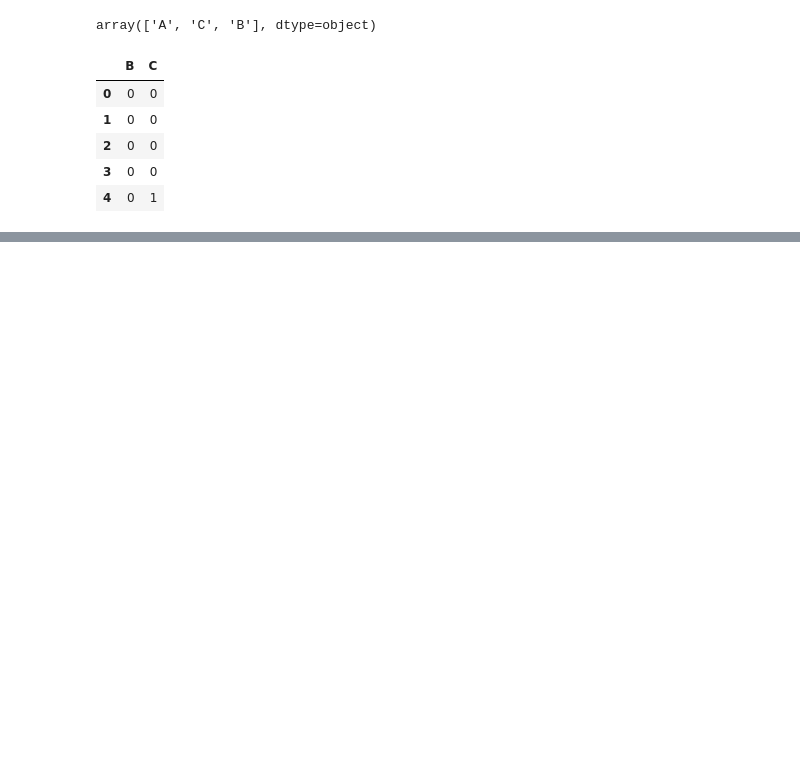
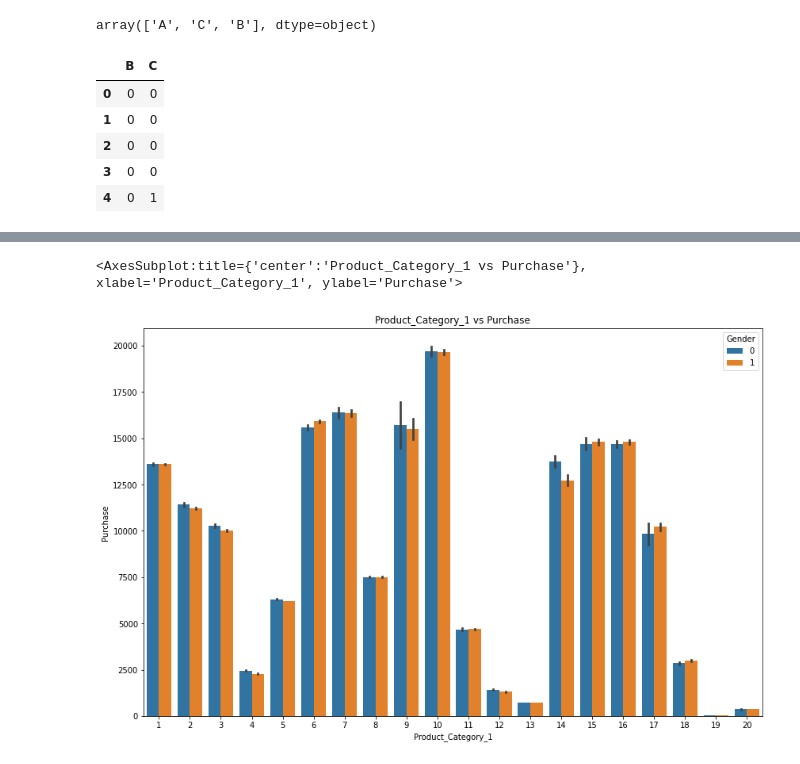
Before and after one commit to imraghavagr/Exploratory-Data-Analysis, a Jupyter notebook: 02.blackFriday.ipynb, the cells around one changed output, grey strips where cells are left out. Saved outputs shown, nothing was run; the diff lists cells and outputs as text; code cells hidden in the pictures; blank space fills up the shorter version.

```diff
--- a/02.blackFriday.ipynb
+++ b/02.blackFriday.ipynb
@@ -126,0 +333,8 @@ dtype: int64
+# %%
+# Product_category_1 vs purchase
+plt.figure(figsize=(14,9))
+plt.title("Product_Category_1 vs Purchase")
+sns.barplot('Product_Category_1', 'Purchase',hue='Gender', data = df)
+# %% [output]
+<AxesSubplot:title={'center':'Product_Category_1 vs Purchase'}, xlabel='Product_Category_1', ylabel='Purchase'>
+[figure, added]
```
Also changed, not shown: parts of 32 cells of this notebook.
